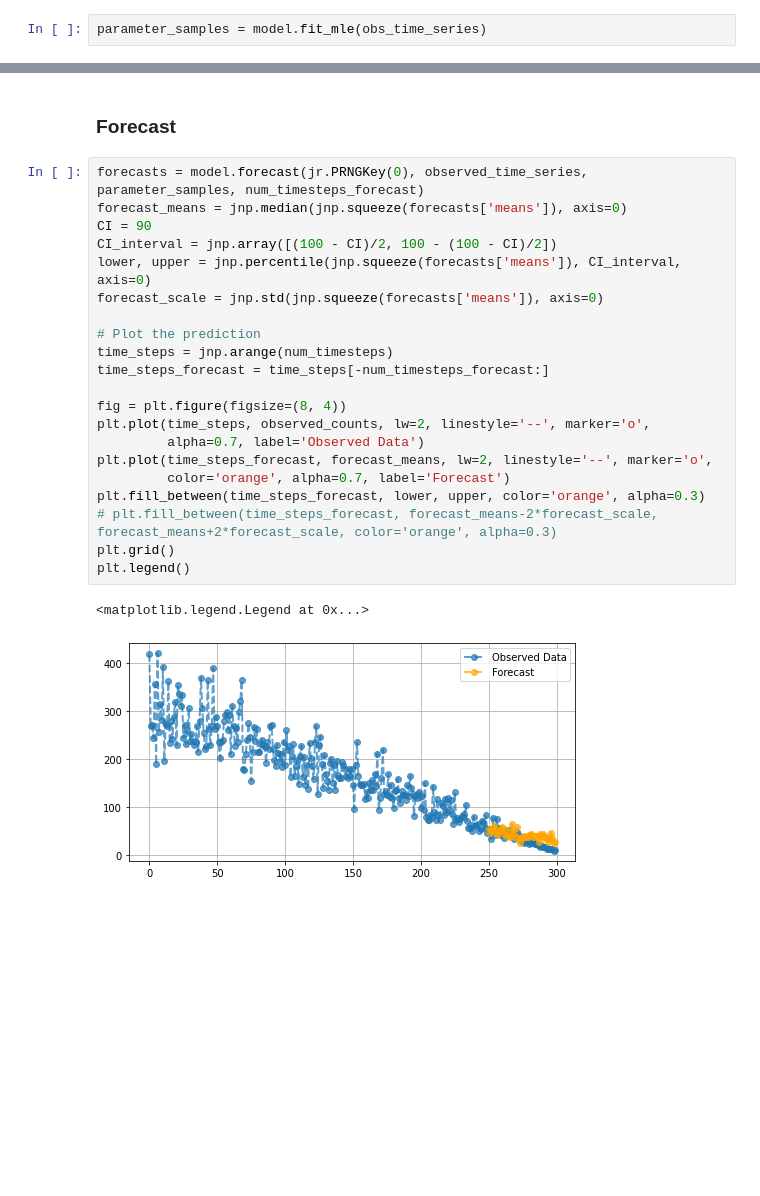
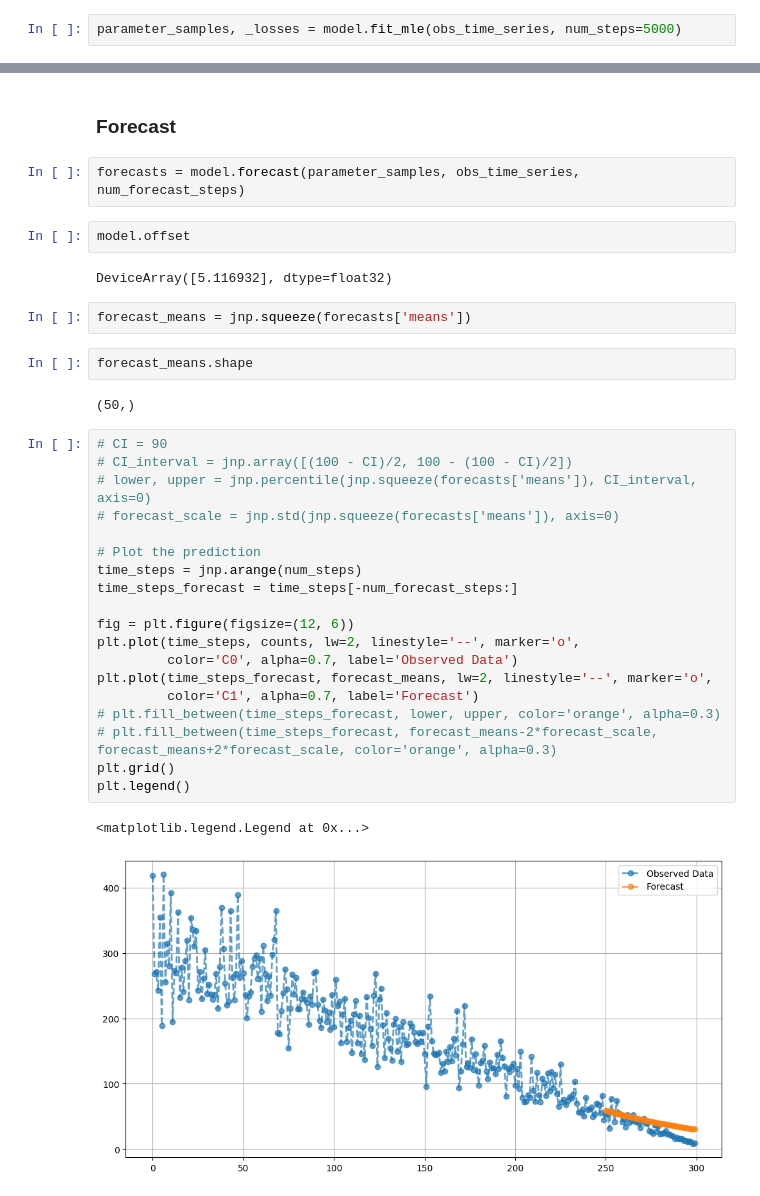
Before and after one commit to probml/sts-jax, a Jupyter notebook: sts_jax/structural_time_series/poiss.ipynb, the cells around one changed output, grey strips where cells are left out. Saved outputs shown, nothing was run; the diff lists cells and outputs as text; blank space fills up the shorter version.

```diff
--- a/sts_jax/structural_time_series/poiss.ipynb
+++ b/sts_jax/structural_time_series/poiss.ipynb
@@ -341,2 +49,2 @@ optimal_params, losses = sts_ssm.fit_sgd(
 # %%
-parameter_samples = model.fit_mle(obs_time_series)
+parameter_samples, _losses = model.fit_mle(obs_time_series, num_steps=5000)
@@ -345,26 +56,36 @@ TypeError: <lambda>() takes 1 positional argument but 2 were given
 # %% [markdown]
 ### Forecast
+# %%
+forecasts = model.forecast(parameter_samples, obs_time_series, num_forecast_steps)
+# %%
+model.offset
+# %% [output]
+DeviceArray([5.116932], dtype=float32)
+# %%
+forecast_means = jnp.squeeze(forecasts['means'])
+# %%
+forecast_means.shape
+# %% [output]
+(50,)
 # %%
-forecasts = model.forecast(jr.PRNGKey(0), observed_time_series, parameter_samples, num_timesteps_forecast)
-forecast_means = jnp.median(jnp.squeeze(forecasts['means']), axis=0)
-CI = 90
-CI_interval = jnp.array([(100 - CI)/2, 100 - (100 - CI)/2])
-lower, upper = jnp.percentile(jnp.squeeze(forecasts['means']), CI_interval, axis=0)
-forecast_scale = jnp.std(jnp.squeeze(forecasts['means']), axis=0)
+# CI = 90
+# CI_interval = jnp.array([(100 - CI)/2, 100 - (100 - CI)/2])
+# lower, upper = jnp.percentile(jnp.squeeze(forecasts['means']), CI_interval, axis=0)
+# forecast_scale = jnp.std(jnp.squeeze(forecasts['means']), axis=0)
 
 # Plot the prediction
-time_steps = jnp.arange(num_timesteps)
-time_steps_forecast = time_steps[-num_timesteps_forecast:]
+time_steps = jnp.arange(num_steps)
+time_steps_forecast = time_steps[-num_forecast_steps:]
 
-fig = plt.figure(figsize=(8, 4))
-plt.plot(time_steps, observed_counts, lw=2, linestyle='--', marker='o',
-         alpha=0.7, label='Observed Data')
+fig = plt.figure(figsize=(12, 6))
+plt.plot(time_steps, counts, lw=2, linestyle='--', marker='o',
+         color='C0', alpha=0.7, label='Observed Data')
 plt.plot(time_steps_forecast, forecast_means, lw=2, linestyle='--', marker='o',
-         color='orange', alpha=0.7, label='Forecast')
-plt.fill_between(time_steps_forecast, lower, upper, color='orange', alpha=0.3)
+         color='C1', alpha=0.7, label='Forecast')
+# plt.fill_between(time_steps_forecast, lower, upper, color='orange', alpha=0.3)
 # plt.fill_between(time_steps_forecast, forecast_means-2*forecast_scale, forecast_means+2*forecast_scale, color='orange', alpha=0.3)
 plt.grid()
 plt.legend()
 # %% [output]
 <matplotlib.legend.Legend at 0x...>
-[figure, old version]
+[figure, new version]
```
Also changed, not shown: parts of 26 cells of this notebook, 4 other files.
